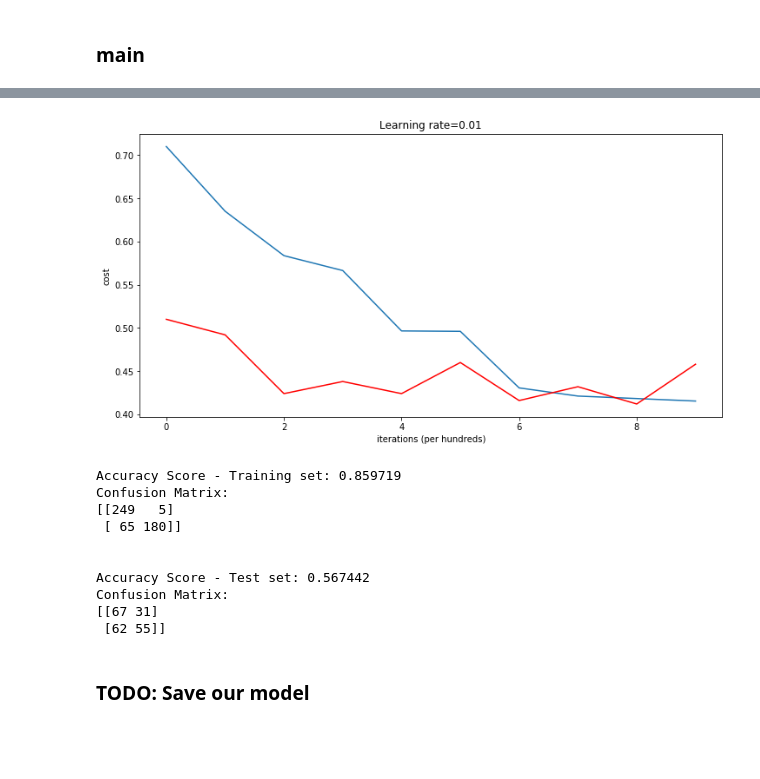
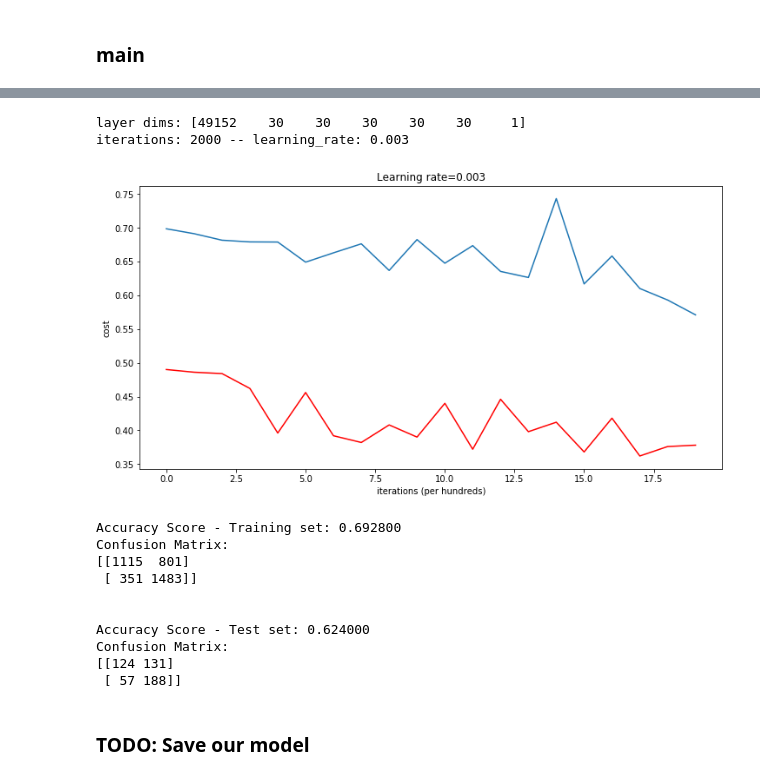
Before and after one commit to jodythai/cats_vs_dogs_dnn, a Jupyter notebook: Deep_NN_dev.ipynb, the cells around one changed output, grey strips where cells are left out. Saved outputs shown, nothing was run; the diff lists cells and outputs as text; code cells hidden in the pictures; blank space fills up the shorter version.

```diff
--- a/Deep_NN_dev.ipynb
+++ b/Deep_NN_dev.ipynb
@@ -366,12 +363,14 @@ def predict(X, params):
 ### main
 # %%
 # Convert X to 2D array
-X_train = train_set_x_grayscale.flatten().reshape((len(train_set_x_grayscale),-1)) / 255
-X_test = test_set_x_grayscale.flatten().reshape((len(test_set_x_grayscale),-1)) / 255
+X_train = train_set_x_rgb.flatten().reshape((len(train_set_x_rgb),-1)) / 255
+X_train, X_validation, y_train, y_validation = train_test_split(X_train, train_set_y_orig, test_size=0.25, random_state=42)
+X_test = test_set_x_rgb.flatten().reshape((len(test_set_x_rgb),-1)) / 255
 # X_train = train_set_x_orig.flatten().reshape((len(train_set_x_orig),-1)) / 255
 # X_test = test_set_x_orig.flatten().reshape((len(test_set_x_orig),-1)) / 255
 
 # Convert y to 1D array
-y_train = train_set_y_orig.reshape(1, -1)
+y_train = y_train.reshape(1, -1)
+y_validation = y_validation.reshape(1, -1)
 y_test = test_set_y_orig.reshape(1, -1)
 # %%
@@ -397,12 +385,13 @@ print(nn)
 # %%
-hidden_layers = [5, 3]
-iterations = 1000
-learning_rate = 0.01
+hidden_layers = [30, 30, 30, 30, 30]
+iterations = 2000
+learning_rate = 3e-3
+batch_size = 64
 
 t0 = time.time()
-parameters, reports = dnn_model(X_train_scaled, y_train_scaled, hidden_layers, iterations, learning_rate)
+parameters, reports = dnn_model(X_train, y_train, hidden_layers, iterations, learning_rate, batch_size)
 
-predictions, A_last = predict(X_test, parameters)
+predictions, A_last = predict(X_test_scaled, parameters)
 t1 = time.time()
 print("run time:", t1 - t0)
 # %% [output]
@@ -421,35 +415,41 @@ run time: 8.116559028625488
 # %%
+layer_dims = layer_sizes(X_train, y_train, hidden_layers)
+print('layer dims:', layer_dims)
+print("iterations: {} -- learning_rate: {}".format(iterations, learning_rate))
+
 # plot the cost
 fig, ax = plt.subplots(figsize=[12, 6])
 plt.plot(reports['costs'])
 plt.plot(reports['test_errors'], c='r')
 plt.ylabel('cost')
 plt.xlabel('iterations (per hundreds)')
 plt.title('Learning rate=' + str(learning_rate) )
 plt.show()
 
 # show accuracy scores
-predictions, A_last = predict(X_train_scaled, parameters)
-print("Accuracy Score - Training set: %f" % accuracy_score(y_train_scaled[0], predictions[0]))
+predictions, A_last = predict(X_train, parameters)
+print("Accuracy Score - Training set: %f" % accuracy_score(y_train[0], predictions[0]))
 print("Confusion Matrix:")
-print(confusion_matrix(y_train_scaled[0], predictions[0]))
+print(confusion_matrix(y_train[0], predictions[0]))
 print('\n')
-predictions, A_last = predict(X_test_scaled, parameters)
-print("Accuracy Score - Test set: %f" % accuracy_score(y_test_scaled[0], predictions[0]))
+predictions, A_last = predict(X_test, parameters)
+print("Accuracy Score - Test set: %f" % accuracy_score(y_test[0], predictions[0]))
 print("Confusion Matrix:")
-print(confusion_matrix(y_test_scaled[0], predictions[0]))
+print(confusion_matrix(y_test[0], predictions[0]))
 # %% [output]
+layer dims: [49152    30    30    30    30    30     1]
+iterations: 2000 -- learning_rate: 0.003
-[figure, old version]
+[figure, new version]
-Accuracy Score - Training set: 0.859719
-Confusion Matrix:
-[[249   5]
- [ 65 180]]
-
-
-Accuracy Score - Test set: 0.567442
-Confusion Matrix:
-[[67 31]
- [62 55]]
+Accuracy Score - Training set: 0.692800
+Confusion Matrix:
+[[1115  801]
+ [ 351 1483]]
+
+
+Accuracy Score - Test set: 0.624000
+Confusion Matrix:
+[[124 131]
+ [ 57 188]]
 # %% [markdown]
 ### TODO: Save our model
 # %% [markdown]
```
Also changed, not shown: parts of 18 cells of this notebook, 4 other files.
